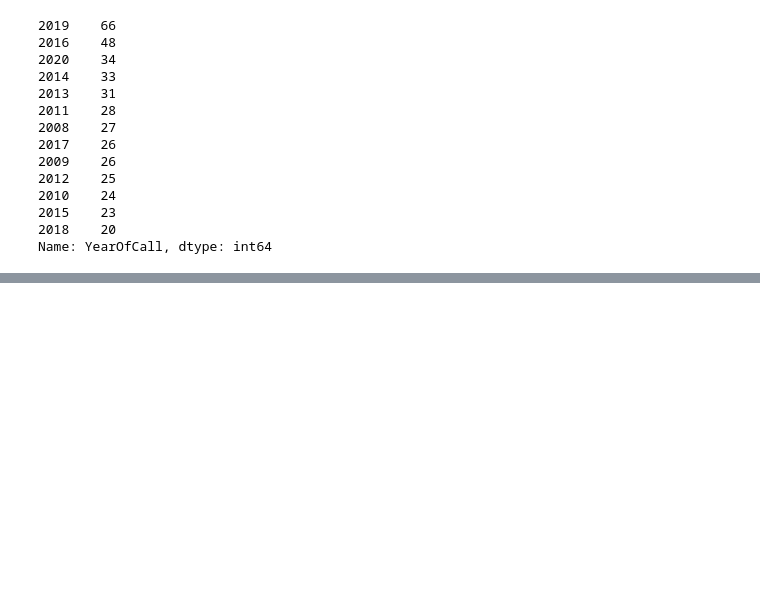
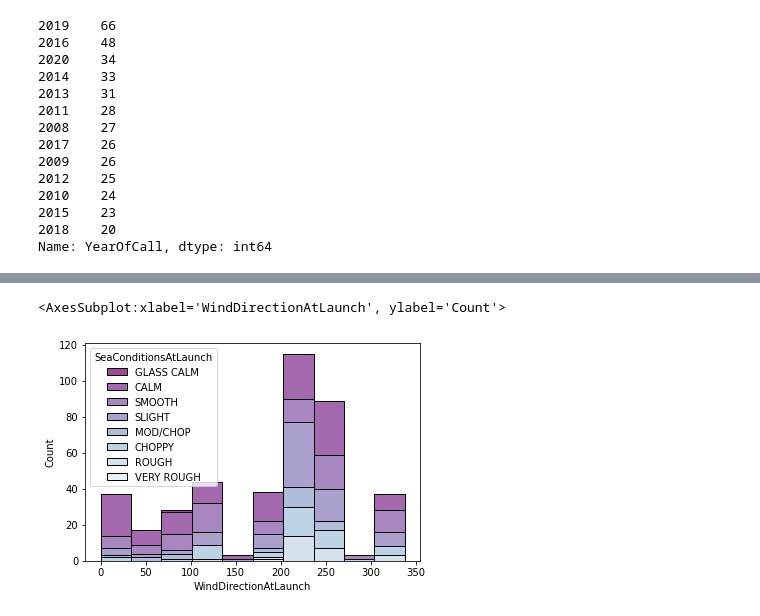
Before and after one commit to ShanePAustin/programming-for-data-analysis, a Jupyter notebook: PfDA_project_2021.ipynb, the cells around one changed output, grey strips where cells are left out. Drawn from its saved outputs; the diff is of its cells as text; code cells hidden in the pictures; blank space fills up the shorter version.

```diff
--- a/PfDA_project_2021.ipynb
+++ b/PfDA_project_2021.ipynb
@@ -168,0 +227,8 @@ df.groupby("SeaConditionsAtIncident").head(1)
+# %%
+import seaborn as sns
+
+hue_order = ['GLASS CALM', 'CALM', 'SMOOTH','SLIGHT', 'MOD/CHOP', 'CHOPPY','ROUGH', 'VERY ROUGH']
+sns.histplot( x="WindDirectionAtLaunch", hue="SeaConditionsAtLaunch", data = df, palette="BuPu_r", hue_order = hue_order, multiple = "stack")
+# %% [output]
+<AxesSubplot:xlabel='WindDirectionAtLaunch', ylabel='Count'>
+[figure, added]
```
Also changed, not shown: parts of 13 cells of this notebook, 1 other file.
